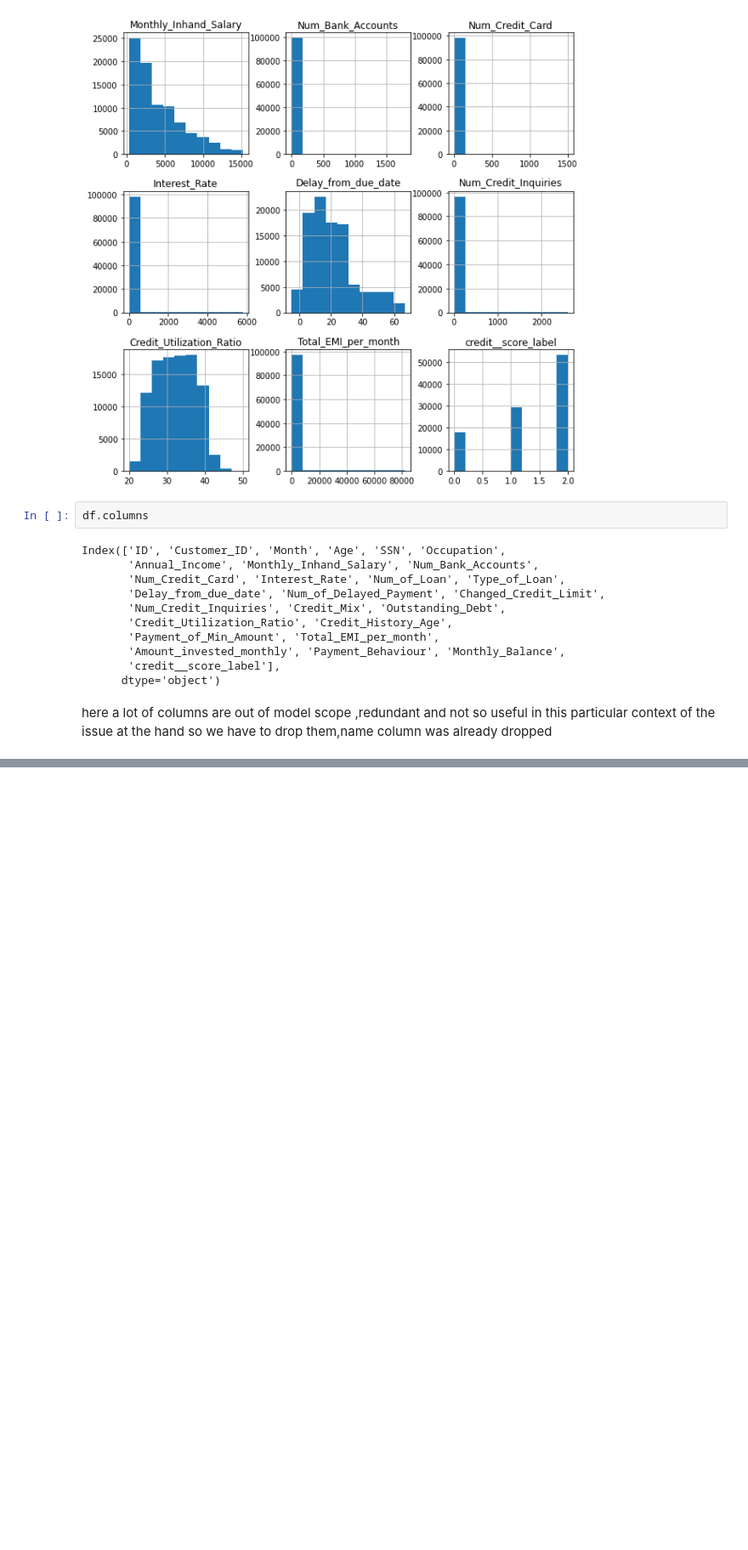
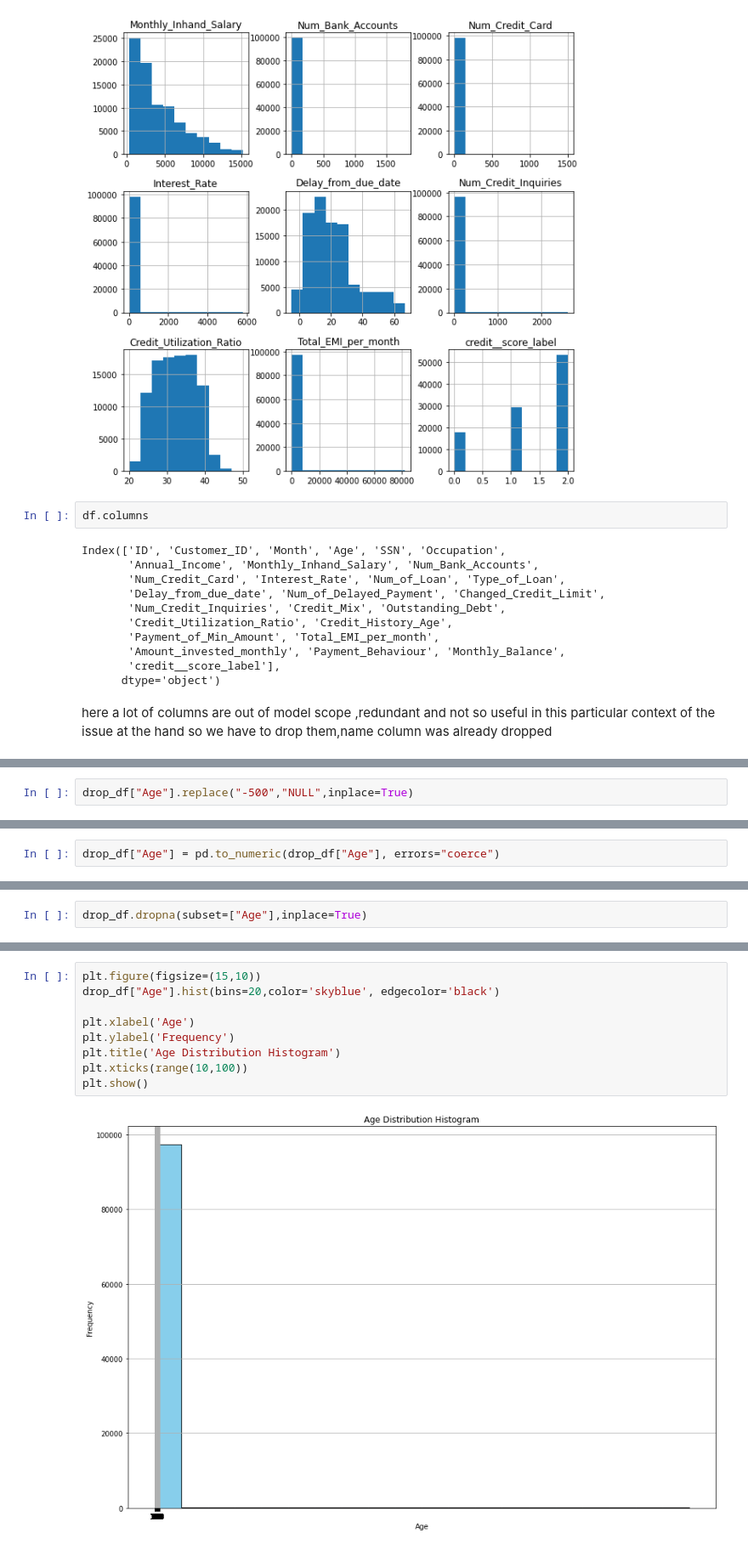
Before and after one commit to 80396-B2/Credit_Score_Prediction, a Jupyter notebook: main.ipynb, the cells around one changed output, grey strips where cells are left out. Shown at 85% size. Saved outputs shown, nothing was run; the diff lists cells and outputs as text; blank space fills up the shorter version.

```diff
--- a/main.ipynb
+++ b/main.ipynb
@@ -294,0 +401,2 @@ NameError: name 'df' is not defined
+# %%
+drop_df["Age"].replace("-500","NULL",inplace=True)
@@ -294,0 +418,2 @@ NameError: name 'df' is not defined
+# %%
+drop_df["Age"] = pd.to_numeric(drop_df["Age"], errors="coerce")
@@ -294,0 +455,2 @@ NameError: name 'df' is not defined
+# %%
+drop_df.dropna(subset=["Age"],inplace=True)
@@ -294,0 +492,11 @@ NameError: name 'df' is not defined
+# %%
+plt.figure(figsize=(15,10))
+drop_df["Age"].hist(bins=20,color='skyblue', edgecolor='black')
+
+plt.xlabel('Age')
+plt.ylabel('Frequency')
+plt.title('Age Distribution Histogram')
+plt.xticks(range(10,100))
+plt.show()
+# %% [output]
+[figure, added]
```
Also changed, not shown: parts of 24 cells of this notebook.
